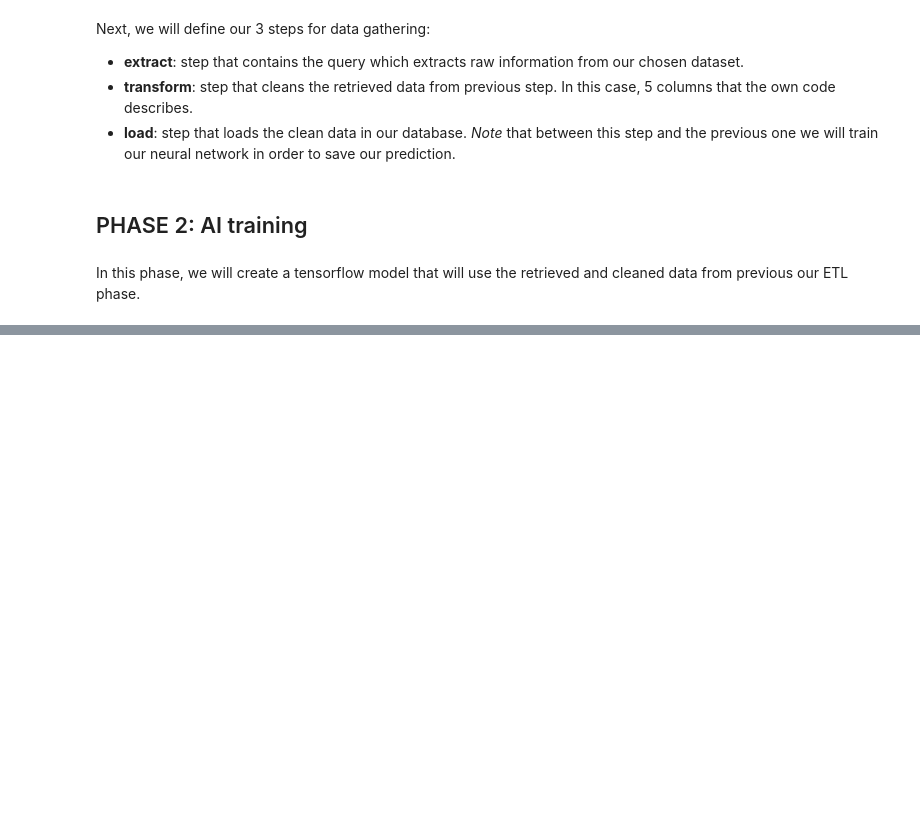
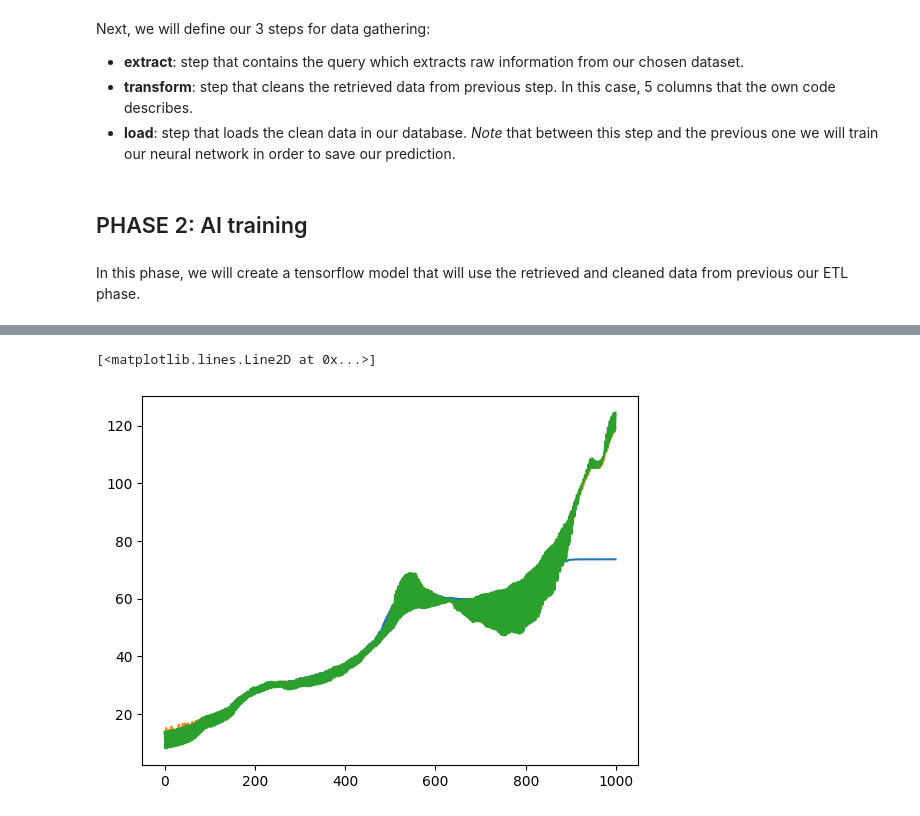
Before and after one commit to JhostinD/tfg-informatica, a Jupyter notebook: src/main_notebook.ipynb, the cells around one changed output, grey strips where cells are left out. Saved outputs shown, nothing was run; the diff lists cells and outputs as text; code cells hidden in the pictures; blank space fills up the shorter version.

Commit message:
feat: multivariable output (LSTM and GRU model) working

```diff
--- a/src/main_notebook.ipynb
+++ b/src/main_notebook.ipynb
@@ -216,0 +249,7 @@ plt.plot(train_results['hpi_real'][:1000])
+# %%
+train_predictions1 = model.predict(X_train)
+train_predictions2 = model_gru.predict(X_train)
+train_results = pd.DataFrame(data={'hpi_value_prediction_LSTM': train_predictions1[:, 0],
+                                   'hpi_value_prediction_GRU': train_predictions2[:, 0],
+                                   'hpi_value': y_train[:, 0]})
+train_results
@@ -217,3 +272,10 @@ plt.plot(train_results['hpi_real'][:1000])
+# %%
+plt.plot(train_results['hpi_value_prediction_LSTM'][:1000])
+plt.plot(train_results['hpi_value_prediction_GRU'][:1000])
+plt.plot(train_results['hpi_value'][:1000])
+# %% [output]
+[<matplotlib.lines.Line2D at 0x...>]
+[figure, added]
 # %%
 dates = data_processed['month']
 dates
```
Also changed, not shown: parts of 9 cells of this notebook.
